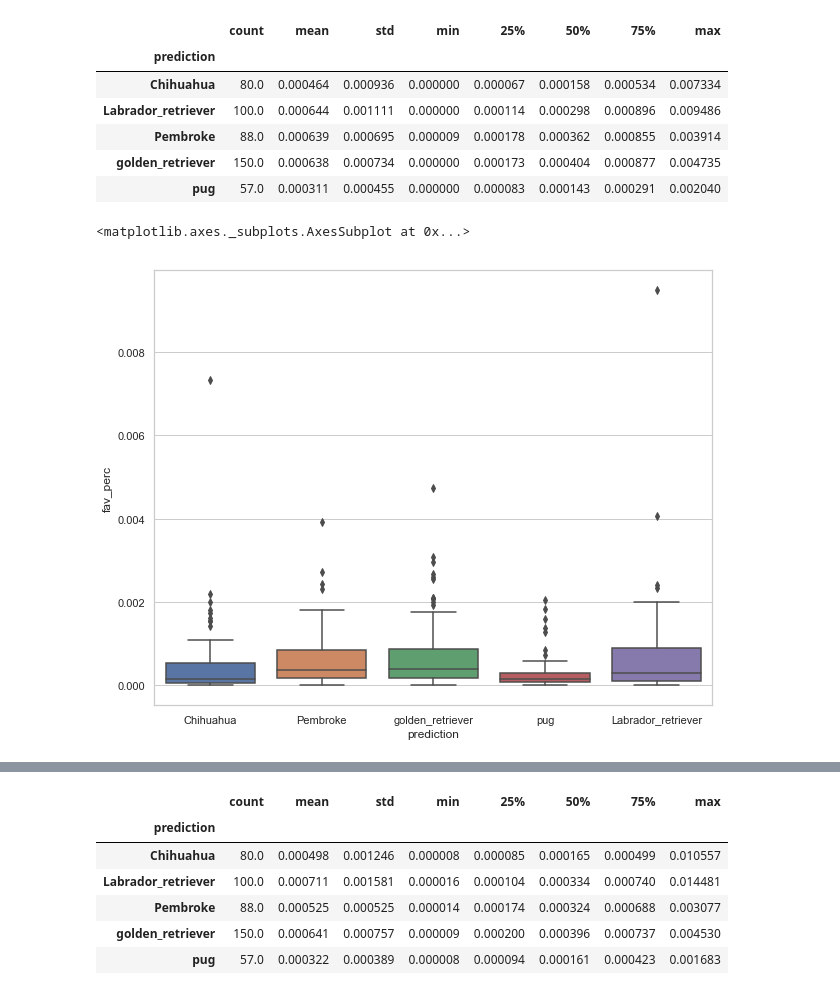
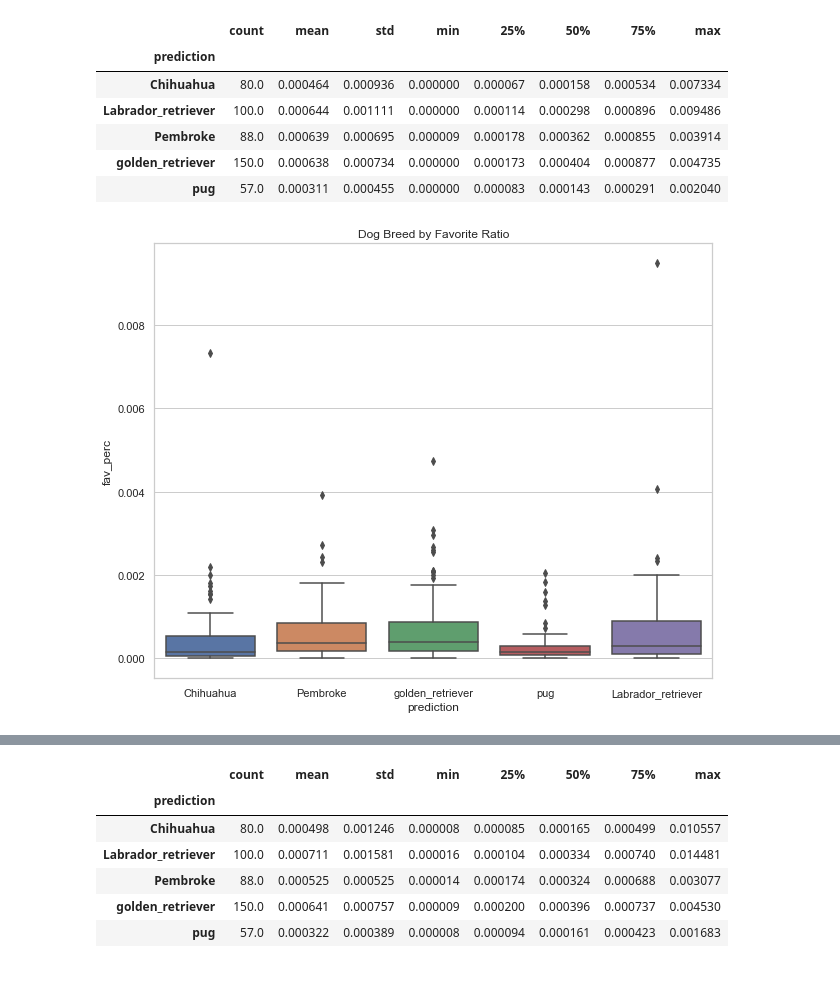
Before and after one commit to jemc36/Udacity-DAND-DataWrangling-TwitterAPI-WeRateDogs, a Jupyter notebook: wrangle_act.ipynb, the cells around one changed output, grey strips where cells are left out. Saved outputs shown, nothing was run; the diff lists cells and outputs as text; code cells hidden in the pictures.

```diff
--- a/wrangle_act.ipynb
+++ b/wrangle_act.ipynb
@@ -1161,4 +1163 @@ max        0.067053
 Name: retweet_perc, dtype: float64
-# %%
-sns.set(style="whitegrid")
-sns.boxplot(x="retweet_perc", data=a1)
@@ -1294,7 +1243,7 @@ b4.groupby('prediction')['fav_perc'].describe()
 | pug | 57.0 | 0.000311 | 0.000455 | 0.000000 | 0.000083 | 0.000143 | 0.000291 | 0.002040 |
 # %%
 plt.figure(figsize=(10,8))
-sns.boxplot(x='prediction', y="fav_perc", data=b4)
+sns.boxplot(x='prediction', y="fav_perc", data=b4).set_title('Dog Breed by Favorite Ratio')
+plt.savefig('breed_fav.png');
 # %% [output]
-<matplotlib.axes._subplots.AxesSubplot at 0x...>
-[figure, old version]
+[figure, new version]
```
Also changed, not shown: parts of 18 cells of this notebook, 8 other files.
